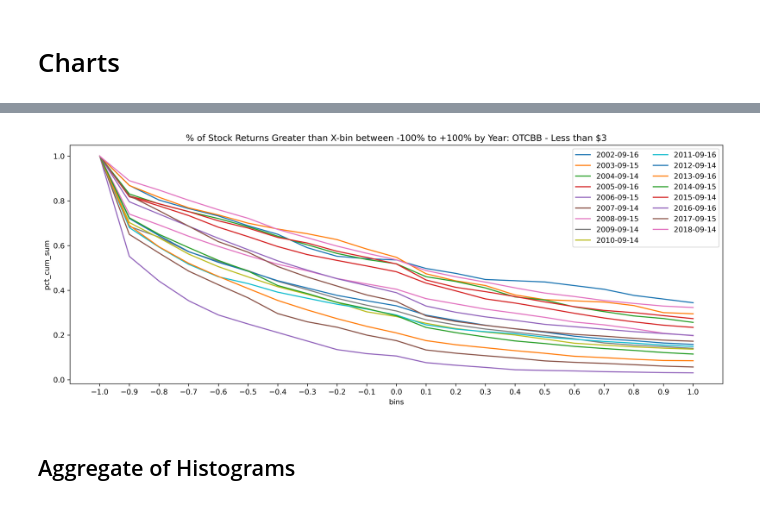
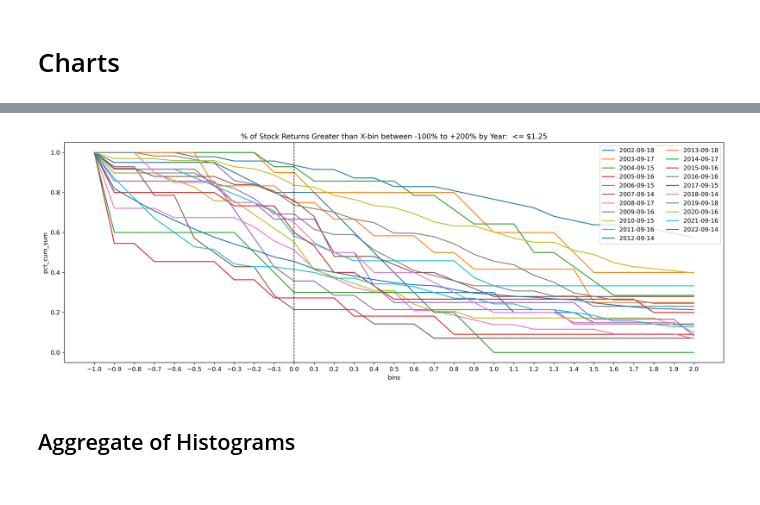
Before and after one commit to ryanrunchey/projects, a Jupyter notebook: finance/stocks_less_than_three_dollars/historical_stock_price_returns_distribution.ipynb, the cells around one changed output, grey strips where cells are left out. Cells and saved outputs as stored; diff of their text form; code cells hidden in the pictures.

```diff
--- a/finance/stocks_less_than_three_dollars/historical_stock_price_returns_distribution.ipynb
+++ b/finance/stocks_less_than_three_dollars/historical_stock_price_returns_distribution.ipynb
@@ -40,0 +192,3 @@ def gains_limit(x):
+# %%
+data_gains_limit = data.map(gains_limit)
+data_gains_limit.describe()
@@ -53,5 +226,5 @@ plt.hist(x, bins=21, range=(-1, 1.1));
 # %%
-data = np.histogram(x, bins=21, range=(-1, 1.1))
+data = np.histogram(data_gains_limit, bins=21, range=(-1, 1.1))
 
 d = {'bins': data[1], 'counts': np.append(data[0], np.nan)}
 df_hist = pd.DataFrame(data=d)
@@ -81,23 +236,19 @@ df_hist
 # %%
-list_dates = ['2002-09-16', '2003-09-15', '2004-09-14', '2005-09-16', '2006-09-15', '2007-09-14', '2008-09-15', \
-              '2009-09-14', '2010-09-14', '2011-09-16', '2012-09-14', '2013-09-16', '2014-09-15', '2015-09-14', \
-              '2016-09-16', '2017-09-15', '2018-09-14', '2019-09-14']
-
 df_list = []
 
+exchange = 'NASDAQ'
+
 for date in list_dates:
-    mask = (df['date'] == date) & (df['close'] <= 3)
-    x = df[mask]['gain'].map(gains_limit)
+    mask = (df_stock_price_returns['exchange'] == exchange) & (df_stock_price_returns['date'] == date) & (df_stock_price_returns['close'] <= 1.25)
+    x = df_stock_price_returns[mask]['gain'].map(gains_limit)
 
     # account for stock tickers that don't have a close_end price. tbd the root cause: merger, bankruptcy, delisting, etc.
     # conservative approach: treat as if they all were a complete loss meaning the stock price went to $0
-    if len(x) == 0:
-        x = np.array(0)
-    x[np.isnan(x)] = -1
+    x = x.fillna(-1)
 
-    data = np.histogram(x, bins=21, range=(-1, 1.1))
+    data = np.histogram(x, bins=31, range=(-1, 2.1))
 
-    d = {'date': list(itertools.repeat(date, 22)), 'bins': data[1], 'counts': np.append(data[0], np.nan)}
+    d = {'date': list(itertools.repeat(date, 32)), 'bins': data[1], 'counts': np.append(data[0], np.nan)}
     df_hist = pd.DataFrame(data=d)
     df_hist['cum_sum'] = df_hist.sort_values('bins', ascending=False).counts.cumsum()
     df_hist['pct_cum_sum'] = df_hist['cum_sum'] / df_hist['counts'].sum()
@@ -105,6 +256,6 @@ for date in list_dates:
     df_list.append(df_hist)
 
 df_histograms = pd.concat(df_list)
-df_histograms.head()
+df_histograms.tail(50)
 # %% [output]
 |  | date | bins | counts | cum_sum | pct_cum_sum |
@@ -142,19 +314,26 @@ df_histograms.groupby(['date']).agg({'counts': 'sum'})
 # %%
+# Plot the histogram of each year's returns
+
 plt.figure(figsize=(16, 6), dpi=300);
 for d in list_dates:
     mask = (df_histograms['date'] == d)
     plt.plot('bins', 'pct_cum_sum', data=df_histograms[mask], label=d);
 
-plt.title('% of Stock Returns Greater than X-bin between -100% to +100% by Year: ' + exchange + ' - Less than $3')
+plt.title('% of Stock Returns Greater than X-bin between -100% to +200% by Year: ' + ' <= $1.25') # + exchange
 plt.ylabel('pct_cum_sum')
 plt.xlabel('bins')
-plt.xticks(ticks=[i/10 for i in range(-10, 11, 1)])
+plt.xticks(ticks=[i/10 for i in range(-10, 21, 1)])
 plt.legend(ncol=2, loc='upper right')
 
-plt.savefig('chart_histograms_less_than_3_' + exchange + date_range + '.png', dpi='figure', bbox_inches=None, pad_inches=0.1,
-            facecolor='auto', edgecolor='auto');
+# 👉 Add vertical dashed line at x = 0.0
+plt.axvline(x=0.0, color='black', linestyle='--', linewidth=1)
+
+plt.tight_layout()
+
+# plt.savefig('chart_histograms_less_than_3_' + exchange + date_range + '.png', dpi='figure', bbox_inches=None, pad_inches=0.1,
+            # facecolor='auto', edgecolor='auto');
 # %% [output]
-[figure, old version]
+[figure, new version]
 # %% [markdown]
 ## Aggregate of Histograms
 # %%
```
Also changed, not shown: parts of 37 cells of this notebook, 1 other file.
